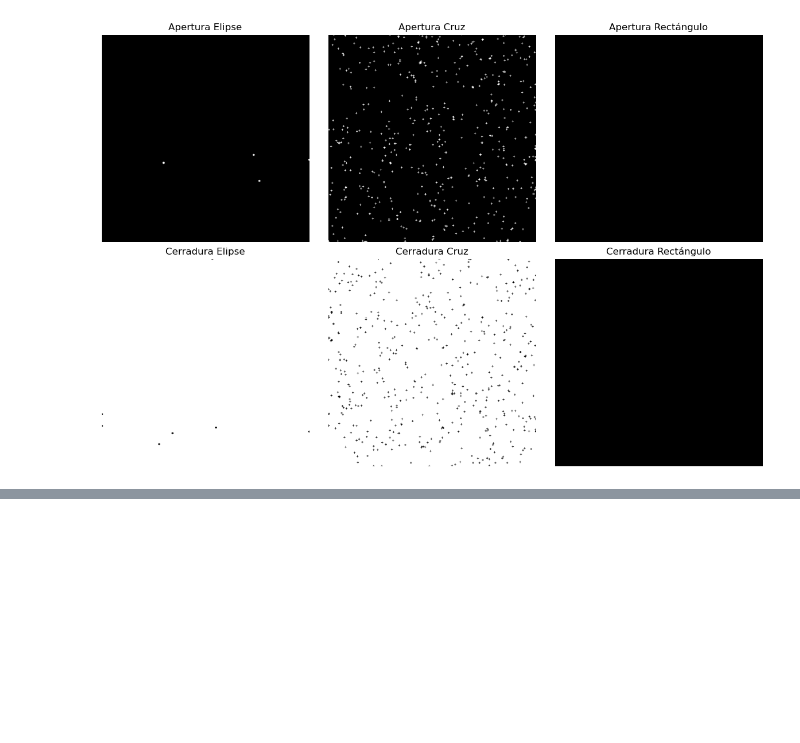
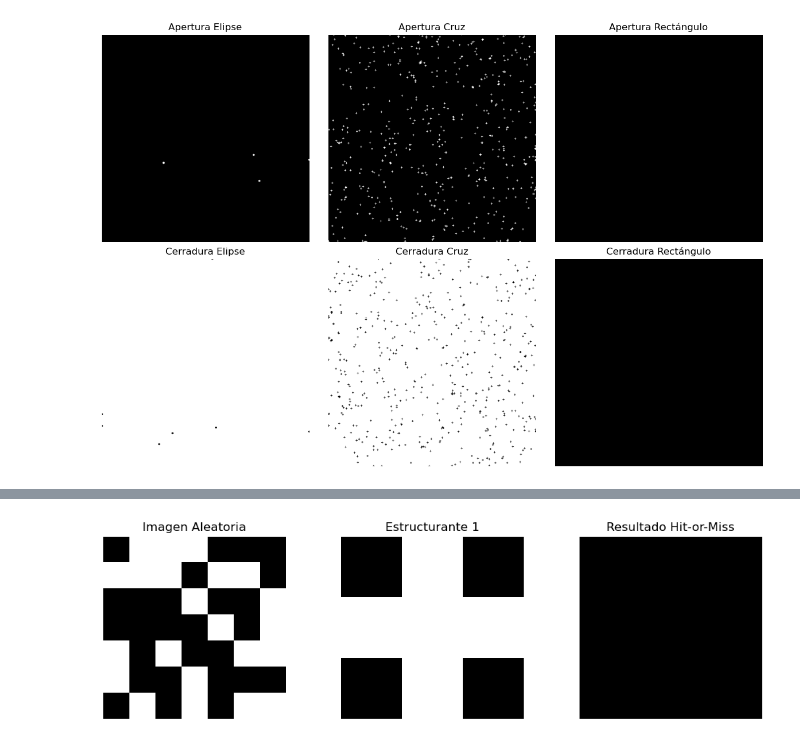
Before and after one commit to FcCaba/Procesamiento-De-Imagenes, a Jupyter notebook: unidad2/morfologia.ipynb, the cells around one changed output, grey strips where cells are left out. Saved outputs shown, nothing was run; the diff lists cells and outputs as text; code cells hidden in the pictures; blank space fills up the shorter version.

```diff
--- a/unidad2/morfologia.ipynb
+++ b/unidad2/morfologia.ipynb
@@ -237,0 +247,83 @@ plt.show()
+# %%
+import numpy as np
+import matplotlib.pyplot as plt
+from scipy.ndimage import binary_hit_or_miss
+from skimage.morphology import reconstruction
+
+np.random.seed(42)
+image = (np.random.rand(7, 7) > 0.5).astype(np.uint8)
+
+arra1 = np.array([[0, 1, 0],
+                  [1, 1, 1],
+                  [0, 1, 0]], dtype=bool)
+
+arra2 = np.array([[1, 0, 1],
+                  [0, 0, 0],
+                  [1, 0, 1]], dtype=bool)
+
+result = binary_hit_or_miss(image, structure1=arra1, structure2=arra2)
+
+plt.figure(figsize=(10, 3))
+plt.subplot(131), plt.imshow(image, cmap='gray'), plt.title('Imagen Aleatoria'), plt.axis('off')
+plt.subplot(132), plt.imshow(arra1.astype(int), cmap='gray'), plt.title('Estructurante 1'), plt.axis('off')
+plt.subplot(133), plt.imshow(result, cmap='gray'), plt.title('Resultado Hit-or-Miss'), plt.axis('off')
+plt.tight_layout()
+plt.show()
+
+plt.figure(figsize=(15, 5))  # Ajusta el tamaño de la figura
+
+for i in range(3):
+    image = (np.random.rand(7, 7) > 0.5).astype(np.uint8);
+    result = binary_hit_or_miss(image, structure1=arra1, structure2=arra2);
+    plt.subplot(1, 3, i+1)  # Distribuye las imágenes en 1 fila y 3 columnas
+    plt.imshow(result, cmap='gray', vmin=0, vmax=1);
+    plt.title(f'Resultado iteración {i+1}');
+    plt.axis('off')
+
+plt.tight_layout()  # Ajusta el espaciado entre las subgráficas
+plt.show()
+
+
+
+image_cross = np.array([[0, 0, 1, 0, 0],
+                        [0, 0, 1, 0, 0],
+                        [1, 1, 1, 1, 1],
+                        [0, 0, 1, 0, 0],
+                        [0, 0, 1, 0, 0]], dtype=np.uint8)
+
+struct1 = np.array([[0, 1, 0],
+                    [1, 1, 1],
+                    [0, 1, 0]], dtype=bool)
+
+struct2 = np.array([[1, 0, 1],
+                    [0, 0, 0],
+                    [1, 0, 1]], dtype=bool)
+
+result_cross = binary_hit_or_miss(image_cross, structure1=struct1, structure2=struct2)
+
+plt.figure(figsize=(8, 3))
+plt.subplot(121), plt.imshow(image_cross, cmap='gray'), plt.title('Imagen con cruce'), plt.axis('off')
+plt.subplot(122), plt.imshow(result_cross, cmap='gray'), plt.title('Cruce detectado'), plt.axis('off')
+plt.tight_layout()
+plt.show()
+
+mask = np.zeros((7, 7), dtype=np.uint8)
+mask[2:5, 2:5] = 1
+seed = np.zeros_like(mask)
+seed[3, 3] = 1
+
+dil_geo = reconstruction(seed, mask, method='dilation')
+
+seed_erosion = mask.copy()
+seed_erosion[3, 3] = 2
+ero_geo = reconstruction(seed_erosion, mask, method='erosion')
+
+plt.figure(figsize=(12, 3))
+plt.subplot(141), plt.imshow(seed, cmap='gray'), plt.title('Marcador (Dilatación)'), plt.axis('off')
+plt.subplot(142), plt.imshow(dil_geo, cmap='gray'), plt.title('Dilatación Geodésica'), plt.axis('off')
+plt.subplot(143), plt.imshow(seed_erosion, cmap='gray'), plt.title('Marcador (Erosión)'), plt.axis('off')
+plt.subplot(144), plt.imshow(ero_geo, cmap='gray'), plt.title('Erosión Geodésica'), plt.axis('off')
+plt.tight_layout()
+plt.show()
+# %% [output]
+[figure, added]
```
Also changed, not shown: parts of 3 cells of this notebook.
